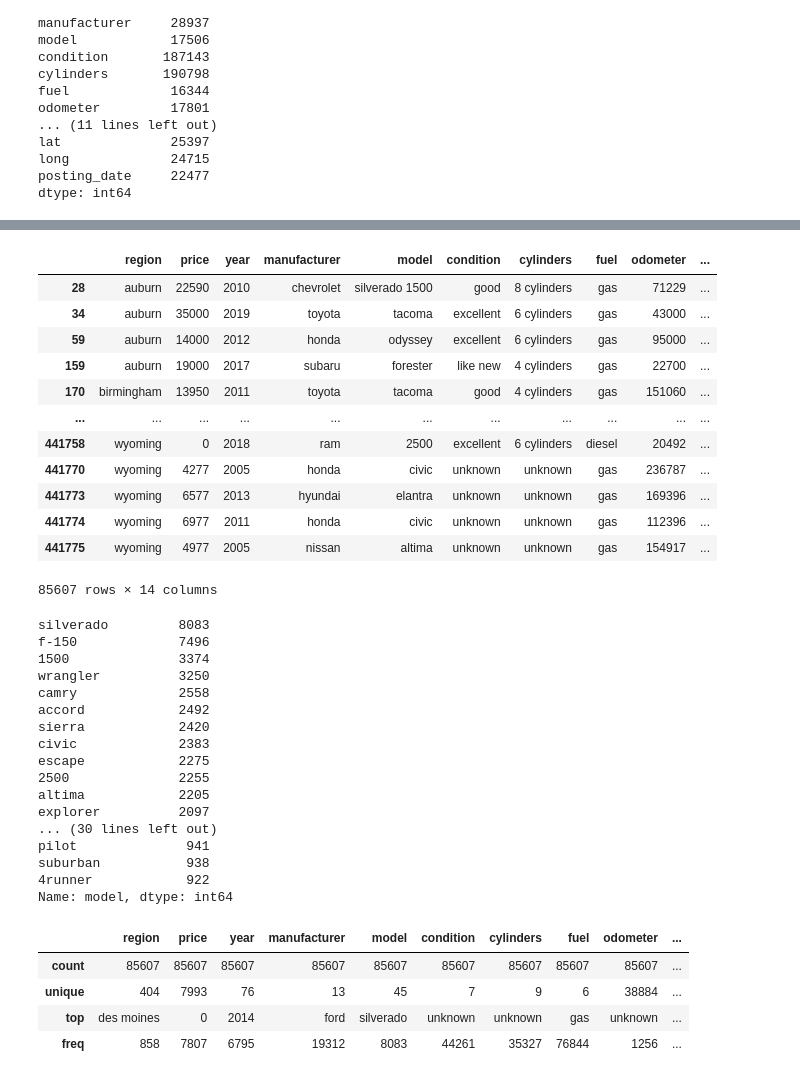
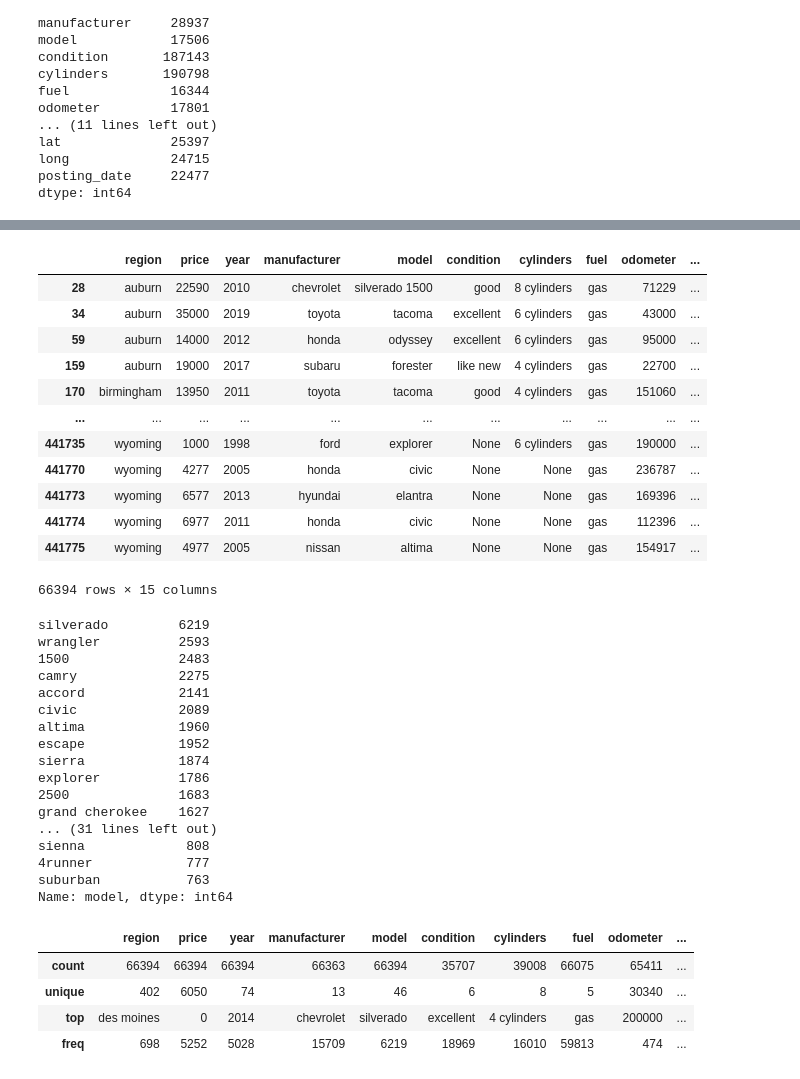
Before and after one commit to KevinMosweu/USED-CAR-PRICE-PREDICTION_MACHINE-LEARNING, a Jupyter notebook: Used_Cars_Prices.ipynb, the cells around one changed output, grey strips where cells are left out. Cells and saved outputs as stored; diff of their text form; code cells hidden in the pictures.

```diff
--- a/Used_Cars_Prices.ipynb
+++ b/Used_Cars_Prices.ipynb
@@ -165,5 +161,5 @@ car_sales_clean.dropna(subset=['year', 'odometer', 'manufacturer', 'model'])
 # %%
-car_sales_clean.fillna('unknown', inplace=True)
+# car_sales_clean.fillna('unknown', inplace=True)
 # %%
 car_sales_clean.duplicated().sum()
 # %% [output]
@@ -281,6 +277,14 @@ models_to_keep
+# %%
+states_list = [ 'ak', 'al', 'ar', 'az', 'ca', 'co', 'ct', 'dc', 'de', 'fl', 'ga',
+           'hi', 'ia', 'id', 'il', 'in', 'ks', 'ky', 'la', 'ma', 'md', 'me',
+           'mi', 'mn', 'mo', 'ms', 'mt', 'nc', 'nd', 'ne', 'nh', 'nj', 'nm',
+           'nv', 'ny', 'oh', 'ok', 'or', 'pa', 'ri', 'sc', 'sd', 'tn', 'tx',
+           'ut', 'va', 'vt', 'wa', 'wi', 'wv', 'wy']
+
+car_sales_clean_manufacturers = car_sales_clean.loc[car_sales_clean['state'].isin(states_list)].copy()
 # %%
-car_sales_clean_manufactures_models = car_sales_clean_manufactures.loc[car_sales_clean_manufactures['model'].isin(models_to_keep)].copy()
-car_sales_clean_manufactures_models
+car_sales_clean_manufacturers_models = car_sales_clean_manufacturers.loc[car_sales_clean_manufacturers['model'].isin(models_to_keep)].copy()
+car_sales_clean_manufacturers_models
 # %% [output]
 |  | region | price | year | manufacturer | model | condition | cylinders | fuel | odometer | ... |
 | 28 | auburn | 22590 | 2010 | chevrolet | silverado 1500 | good | 8 cylinders | gas | 71229 | ... |
@@ -289,44 +293,44 @@ car_sales_clean_manufactures_models
 | 159 | auburn | 19000 | 2017 | subaru | forester | like new | 4 cylinders | gas | 22700 | ... |
 | 170 | birmingham | 13950 | 2011 | toyota | tacoma | good | 4 cylinders | gas | 151060 | ... |
 | ... | ... | ... | ... | ... | ... | ... | ... | ... | ... | ... |
-| 441758 | wyoming | 0 | 2018 | ram | 2500 | excellent | 6 cylinders | diesel | 20492 | ... |
-| 441770 | wyoming | 4277 | 2005 | honda | civic | unknown | unknown | gas | 236787 | ... |
-| 441773 | wyoming | 6577 | 2013 | hyundai | elantra | unknown | unknown | gas | 169396 | ... |
-| 441774 | wyoming | 6977 | 2011 | honda | civic | unknown | unknown | gas | 112396 | ... |
-| 441775 | wyoming | 4977 | 2005 | nissan | altima | unknown | unknown | gas | 154917 | ... |
+| 441735 | wyoming | 1000 | 1998 | ford | explorer | None | 6 cylinders | gas | 190000 | ... |
+| 441770 | wyoming | 4277 | 2005 | honda | civic | None | None | gas | 236787 | ... |
+| 441773 | wyoming | 6577 | 2013 | hyundai | elantra | None | None | gas | 169396 | ... |
+| 441774 | wyoming | 6977 | 2011 | honda | civic | None | None | gas | 112396 | ... |
+| 441775 | wyoming | 4977 | 2005 | nissan | altima | None | None | gas | 154917 | ... |
-85607 rows × 14 columns
+66394 rows × 15 columns
 # %%
-car_sales_clean_manufactures_models.loc[car_sales_clean_manufactures_models['model'] == 'f150', 'model'] = 'f-150'
-car_sales_clean_manufactures_models.loc[car_sales_clean_manufactures_models['model'] == 'silverado 1500', 'model'] = 'silverado'
-car_sales_clean_manufactures_models.loc[car_sales_clean_manufactures_models['model'] == 'silverado 2500hd', 'model'] = 'silverado'
-car_sales_clean_manufactures_models.loc[car_sales_clean_manufactures_models['model'] == 'sierra 1500', 'model'] = 'sierra'
-car_sales_clean_manufactures_models.loc[car_sales_clean_manufactures_models['model'] == 'wrangler unlimited', 'model'] = 'wrangler'
+car_sales_clean_manufacturers_models.loc[car_sales_clean_manufacturers_models['model'] == 'f150', 'model'] = 'f-150'
+car_sales_clean_manufacturers_models.loc[car_sales_clean_manufacturers_models['model'] == 'silverado 1500', 'model'] = 'silverado'
+car_sales_clean_manufacturers_models.loc[car_sales_clean_manufacturers_models['model'] == 'silverado 2500hd', 'model'] = 'silverado'
+car_sales_clean_manufacturers_models.loc[car_sales_clean_manufacturers_models['model'] == 'sierra 1500', 'model'] = 'sierra'
+car_sales_clean_manufacturers_models.loc[car_sales_clean_manufacturers_models['model'] == 'wrangler unlimited', 'model'] = 'wrangler'
 # %%
-car_sales_clean_manufactures_models['model'].value_counts()
+car_sales_clean_manufacturers_models['model'].value_counts()
 # %% [output]
-silverado         8083
-f-150             7496
-1500              3374
-wrangler          3250
-camry             2558
-accord            2492
-sierra            2420
-civic             2383
-escape            2275
-2500              2255
-altima            2205
-explorer          2097
-... (30 lines left out)
-pilot              941
-suburban           938
-4runner            922
+silverado         6219
+wrangler          2593
+1500              2483
+camry             2275
+accord            2141
+civic             2089
+altima            1960
+escape            1952
+sierra            1874
+explorer          1786
+2500              1683
+grand cherokee    1627
+... (31 lines left out)
+sienna             808
+4runner            777
+suburban           763
 Name: model, dtype: int64
 # %%
-car_sales_clean_manufactures_models.describe()
+car_sales_clean_manufacturers_models.describe()
 # %% [output]
 |  | region | price | year | manufacturer | model | condition | cylinders | fuel | odometer | ... |
-| count | 85607 | 85607 | 85607 | 85607 | 85607 | 85607 | 85607 | 85607 | 85607 | ... |
-| unique | 404 | 7993 | 76 | 13 | 45 | 7 | 9 | 6 | 38884 | ... |
-| top | des moines | 0 | 2014 | ford | silverado | unknown | unknown | gas | unknown | ... |
-| freq | 858 | 7807 | 6795 | 19312 | 8083 | 44261 | 35327 | 76844 | 1256 | ... |
+| count | 66394 | 66394 | 66394 | 66363 | 66394 | 35707 | 39008 | 66075 | 65411 | ... |
+| unique | 402 | 6050 | 74 | 13 | 46 | 6 | 8 | 5 | 30340 | ... |
+| top | des moines | 0 | 2014 | chevrolet | silverado | excellent | 4 cylinders | gas | 200000 | ... |
+| freq | 698 | 5252 | 5028 | 15709 | 6219 | 18969 | 16010 | 59813 | 474 | ... |
 # %%
```
Also changed, not shown: parts of 35 cells of this notebook.
